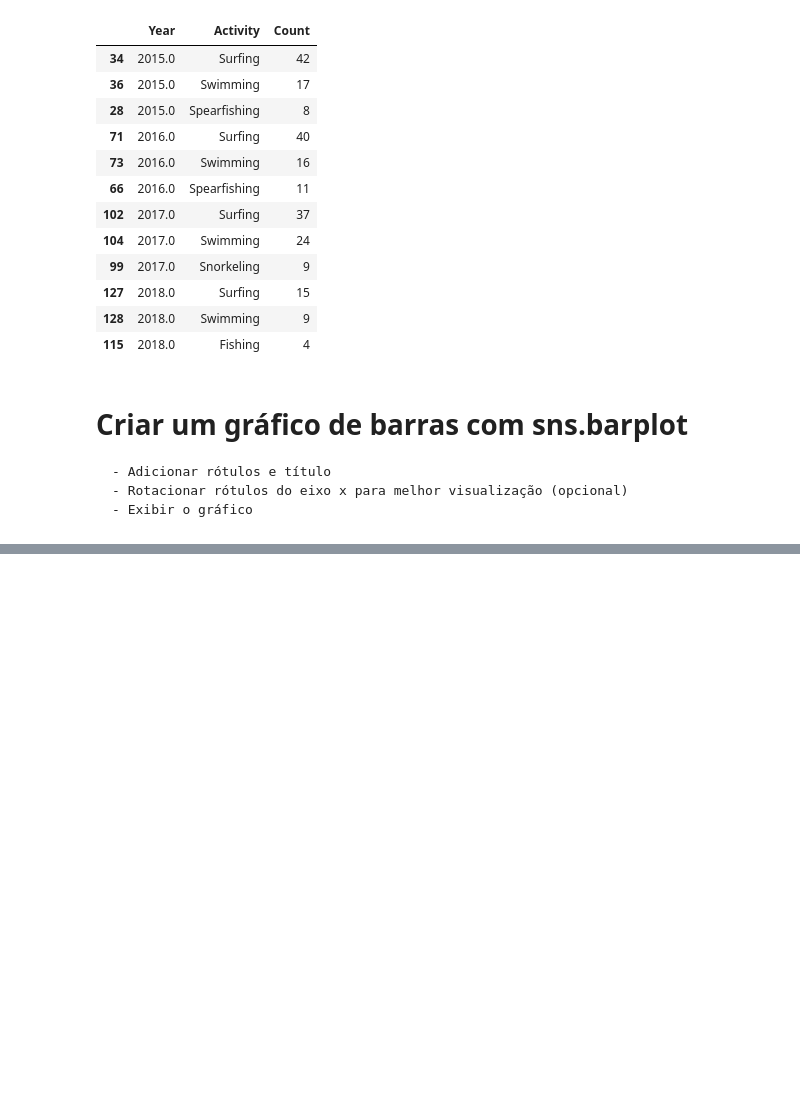
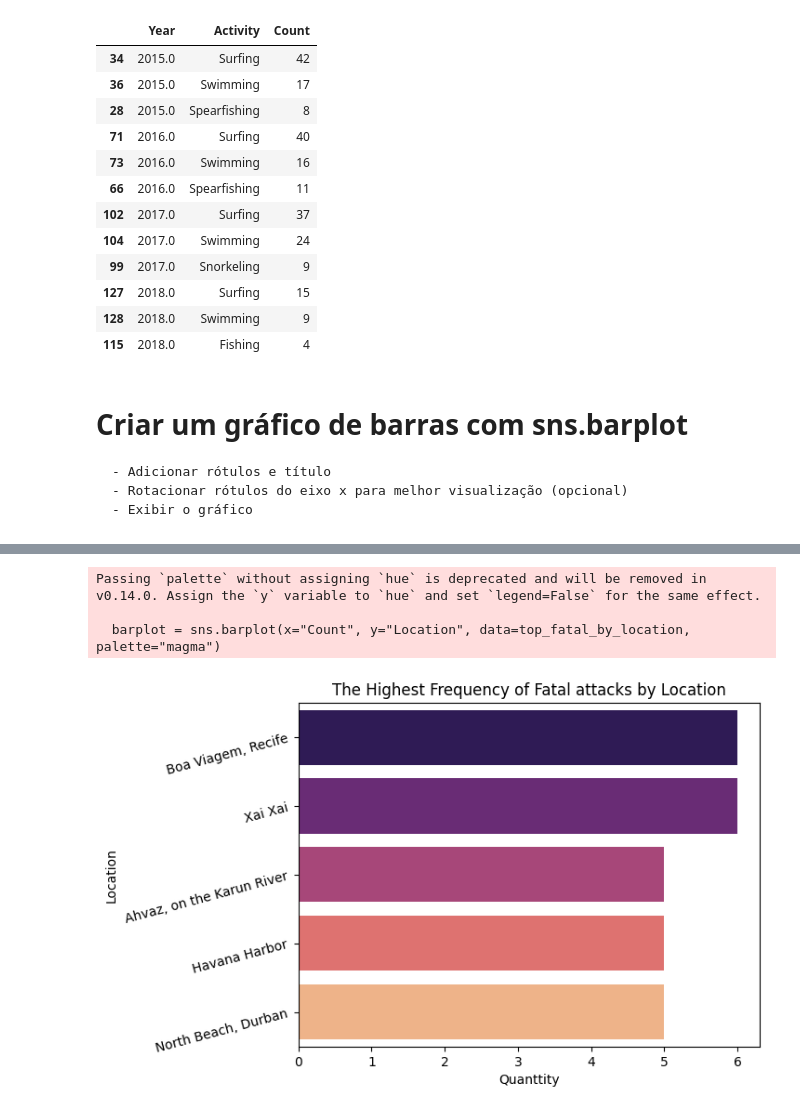
Before and after one commit to leoolessa/Project-one, a Jupyter notebook: test.ipynb, the cells around one changed output, grey strips where cells are left out. Drawn from its saved outputs; the diff is of its cells as text; code cells hidden in the pictures; blank space fills up the shorter version.

```diff
--- a/test.ipynb
+++ b/test.ipynb
@@ -228,0 +261,3 @@ plt.show()
+# %%
+data['Fatal (Y/N)'] = data['Fatal (Y/N)'].map({'Y': 1, 'N': 0})
+data
@@ -228,0 +289,3 @@ plt.show()
+# %%
+data['Index'] = range(len(data))
+data
@@ -228,0 +317,2 @@ plt.show()
+# %%
+filtered_fatal = data[(data['Fatal (Y/N)'] == 1)]
@@ -228,0 +335,11 @@ plt.show()
+# %%
+top_fatal_by_location = (
+    filtered_fatal.groupby(['Fatal (Y/N)', 'Location'])
+    .size()
+    .reset_index(name='Count')
+    .sort_values(['Fatal (Y/N)', 'Count'], ascending=[True, False])
+    .groupby('Fatal (Y/N)')
+    .head()
+)
+
+top_fatal_by_location
@@ -228,0 +353,12 @@ plt.show()
+# %%
+barplot = sns.barplot(x="Count", y="Location", data=top_fatal_by_location, palette="magma")
+plt.xlabel('Quanttity')
+plt.ylabel('Location')
+plt.title('The Highest Frequency of Fatal attacks by Location')
+plt.yticks(rotation=15, ha='right')
+plt.show()
+# %% [output]
+Passing `palette` without assigning `hue` is deprecated and will be removed in v0.14.0. Assign the `y` variable to `hue` and set `legend=False` for the same effect.
+
+  barplot = sns.barplot(x="Count", y="Location", data=top_fatal_by_location, palette="magma")
+[figure, added]
```
Also changed, not shown: parts of 24 cells of this notebook, 9 other files.
